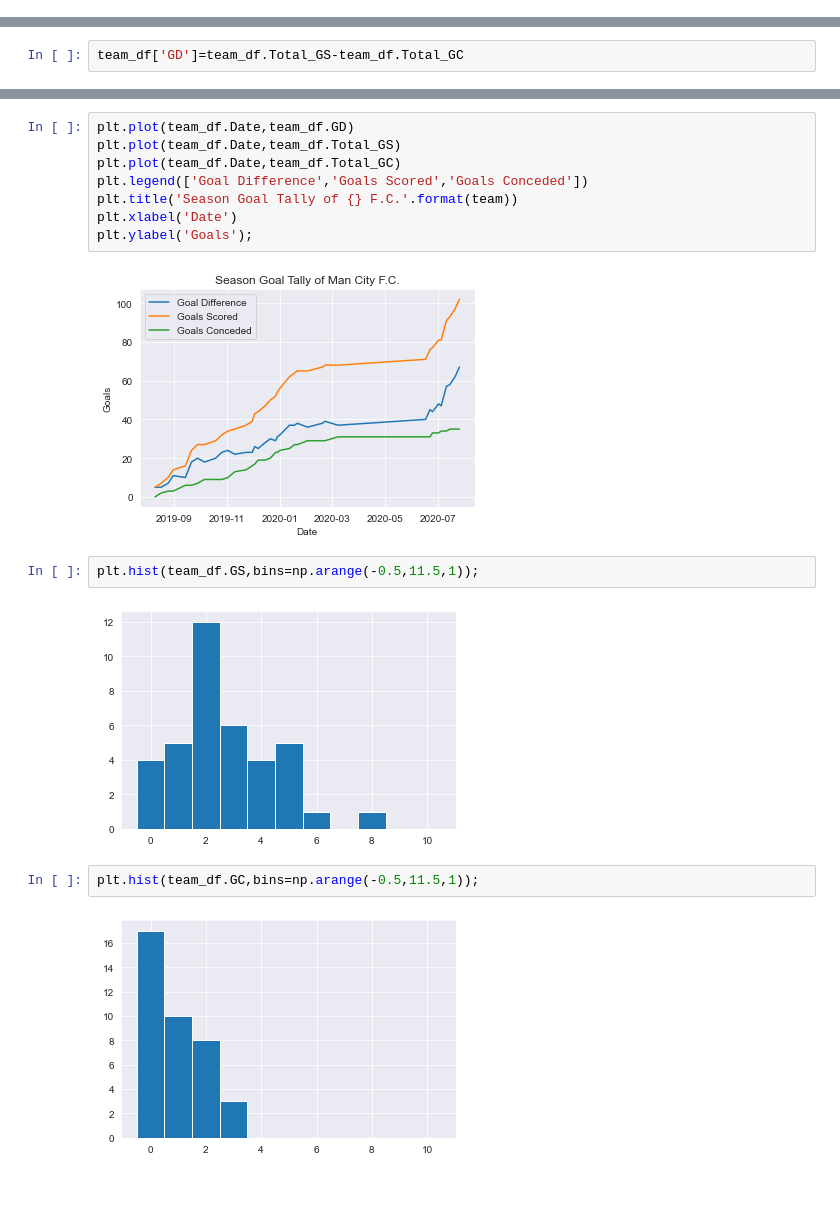
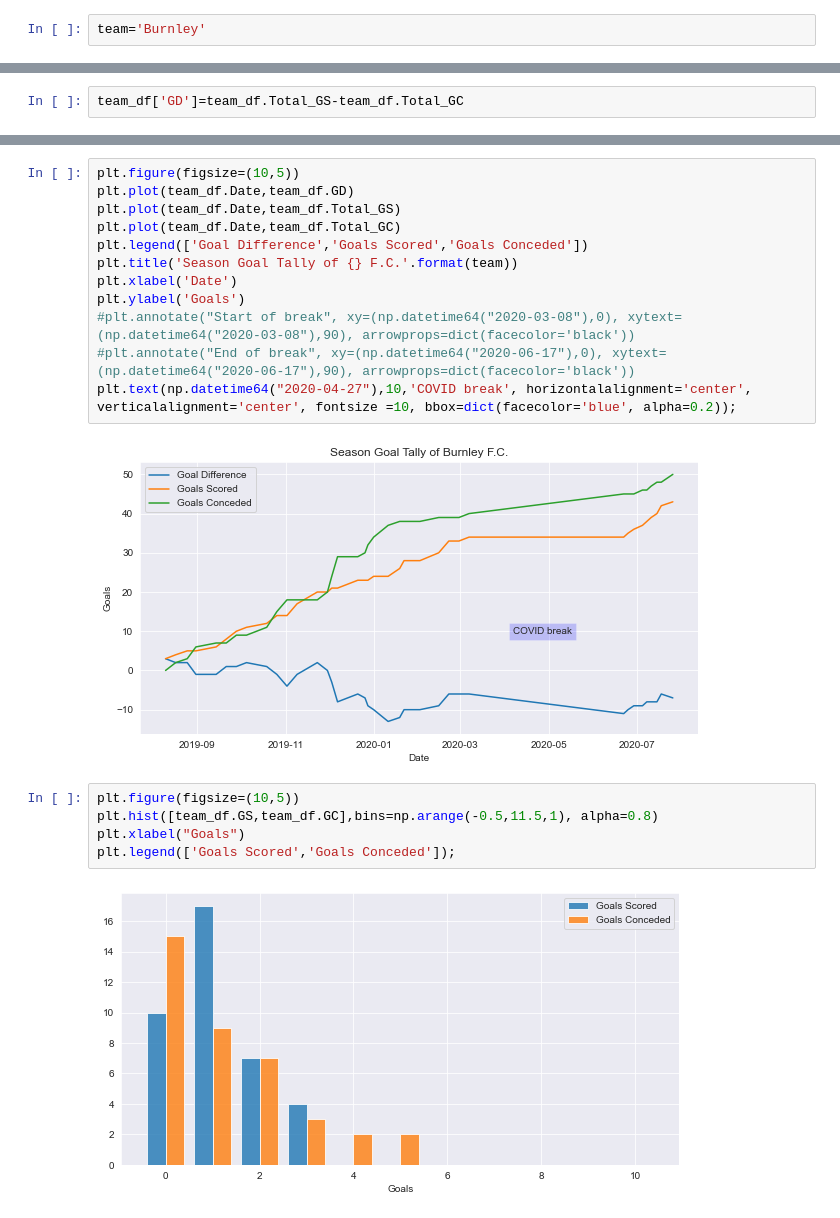
Before and after one commit to ukishu/qwerty, a Jupyter notebook: football.ipynb, the cells around one changed output, grey strips where cells are left out. Drawn from its saved outputs; the diff is of its cells as text; blank space fills up the shorter version.

```diff
--- a/football.ipynb
+++ b/football.ipynb
@@ -105,3 +98,5 @@ team='Man City'
+# %%
+team='Burnley'
 # %%
 team_df=football_df[(football_df.HomeTeam==team)|(football_df.AwayTeam==team)]
 team_df['Team']=team
@@ -310,21 +256,24 @@ team_df
 # %%
+plt.figure(figsize=(10,5))
 plt.plot(team_df.Date,team_df.GD)
 plt.plot(team_df.Date,team_df.Total_GS)
 plt.plot(team_df.Date,team_df.Total_GC)
 plt.legend(['Goal Difference','Goals Scored','Goals Conceded'])
 plt.title('Season Goal Tally of {} F.C.'.format(team))
 plt.xlabel('Date')
-plt.ylabel('Goals');
+plt.ylabel('Goals')
+#plt.annotate("Start of break", xy=(np.datetime64("2020-03-08"),0), xytext=(np.datetime64("2020-03-08"),90), arrowprops=dict(facecolor='black'))
+#plt.annotate("End of break", xy=(np.datetime64("2020-06-17"),0), xytext=(np.datetime64("2020-06-17"),90), arrowprops=dict(facecolor='black'))
+plt.text(np.datetime64("2020-04-27"),10,'COVID break', horizontalalignment='center', verticalalignment='center', fontsize =10, bbox=dict(facecolor='blue', alpha=0.2));
 # %% [output]
-[figure, old version]
+[figure, new version]
 # %%
-plt.hist(team_df.GS,bins=np.arange(-0.5,11.5,1));
+plt.figure(figsize=(10,5))
+plt.hist([team_df.GS,team_df.GC],bins=np.arange(-0.5,11.5,1), alpha=0.8)
+plt.xlabel("Goals")
+plt.legend(['Goals Scored','Goals Conceded']);
 # %% [output]
-[figure, old version]
+[figure, new version]
-# %%
-plt.hist(team_df.GC,bins=np.arange(-0.5,11.5,1));
-# %% [output]
-[figure, removed]
 # %%
 print('In the 2019-20 PL season, {} F.C. scored a goal every {:.0f} minutes and conceded a goal every {:.0f} minutes.'.format(team,90/team_df.GS.mean(),90/team_df.GC.mean()))
 # %% [output]
```
Also changed, not shown: parts of 40 cells of this notebook.
